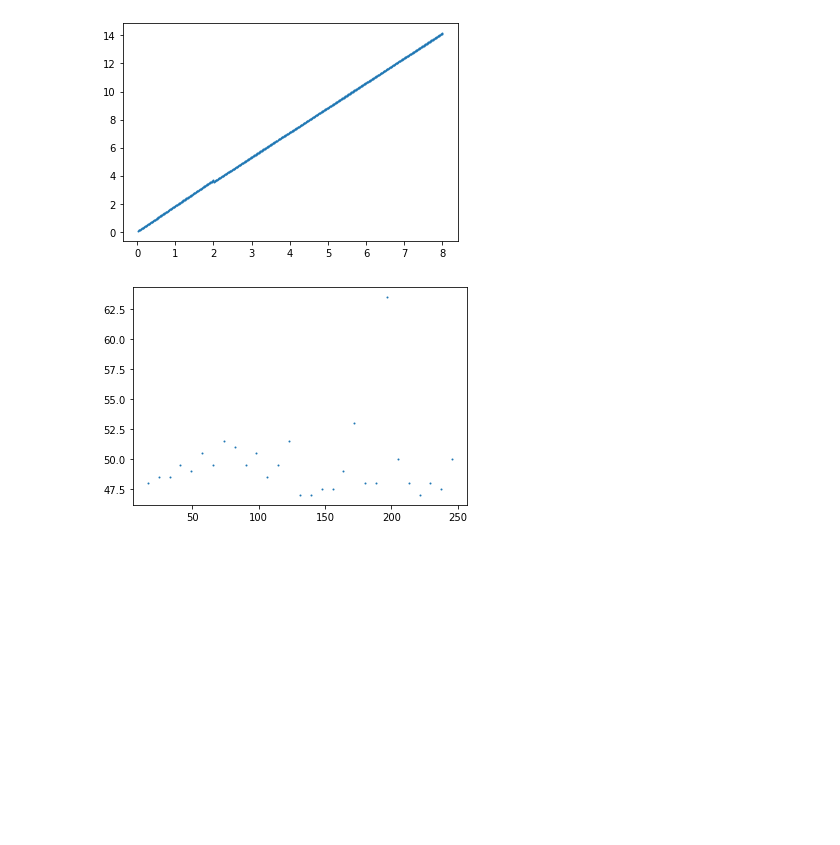
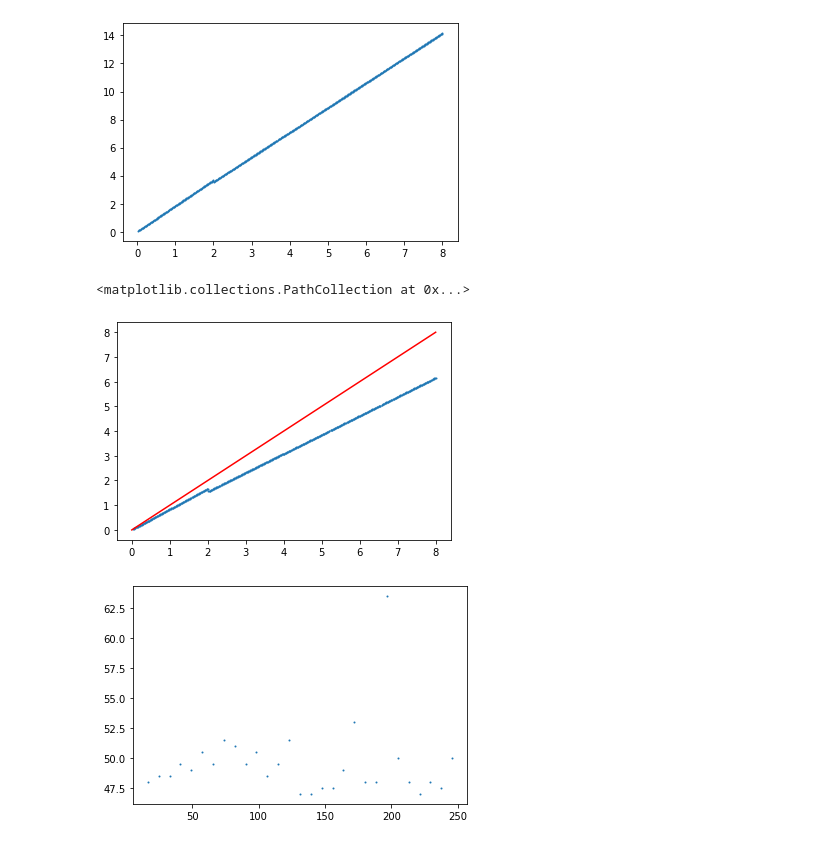
Before and after one commit to theJasonFan/cmsc858D, a Jupyter notebook: succinct_plots/Rank asymptotics.ipynb, the cells around one changed output. Saved outputs shown, nothing was run; the diff lists cells and outputs as text; code cells hidden in the pictures; blank space fills up the shorter version.

```diff
--- a/succinct_plots/Rank asymptotics.ipynb
+++ b/succinct_plots/Rank asymptotics.ipynb
@@ -36,6 +36,13 @@ plt.show()
 [figure]
 [figure]
 [figure]
+# %%
+_max = max(results[0] /8/ 2**20)
+plt.plot([0,_max], [0, _max], 'r')
+plt.scatter(results[0]/8 / 2**20, (results[2]-results[0]) /8/ 2**20, s=1)
+# %% [output]
+<matplotlib.collections.PathCollection at 0x...>
+[figure, added]
 # %%
 # 200 reps 500 samples  2^35 max
 results = pd.read_csv('rs_results_big.txt', skiprows=4, header=None, sep='\t')
```
Also changed, not shown: parts of 2 cells of this notebook, 13 other files.
